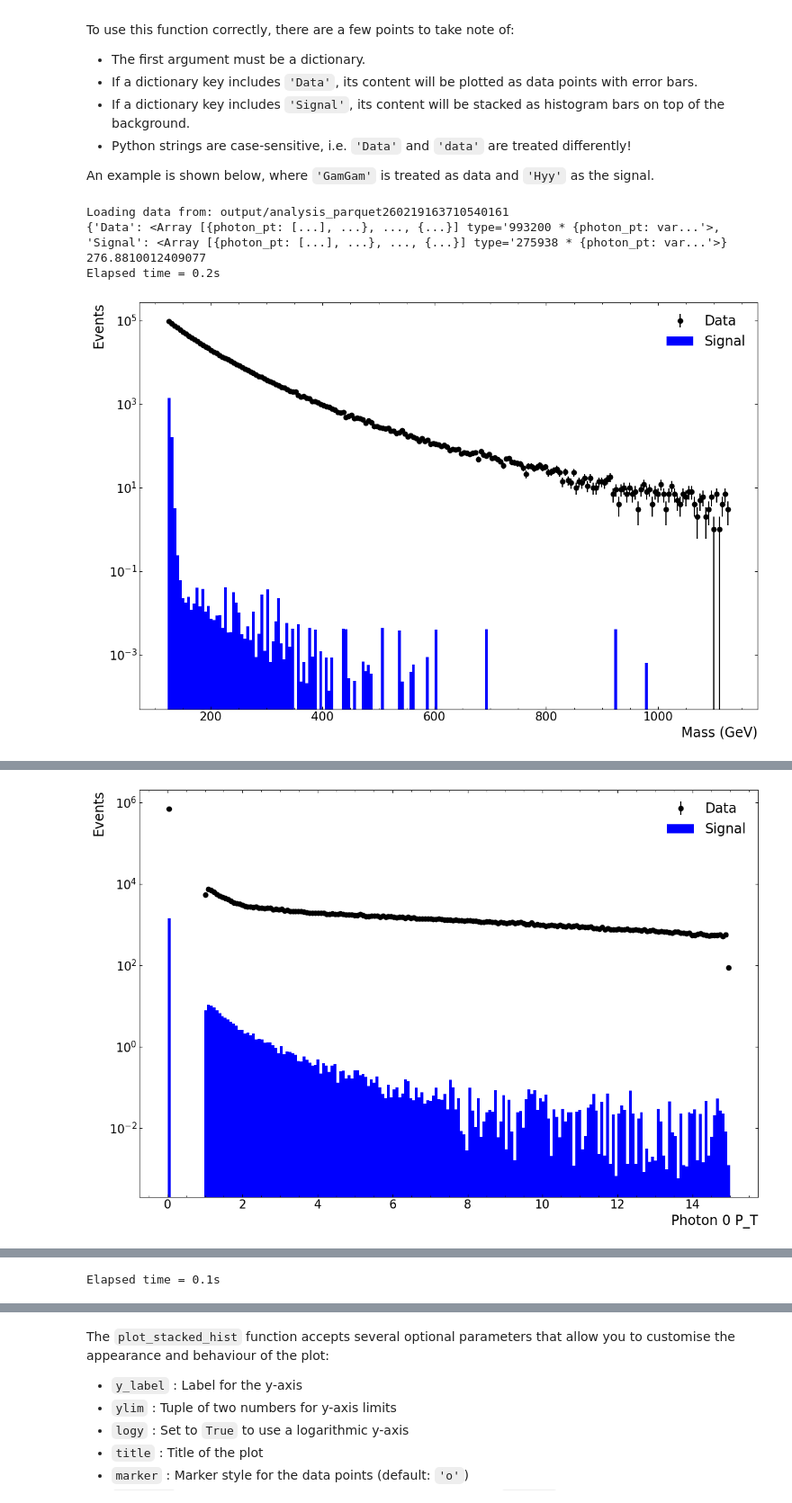
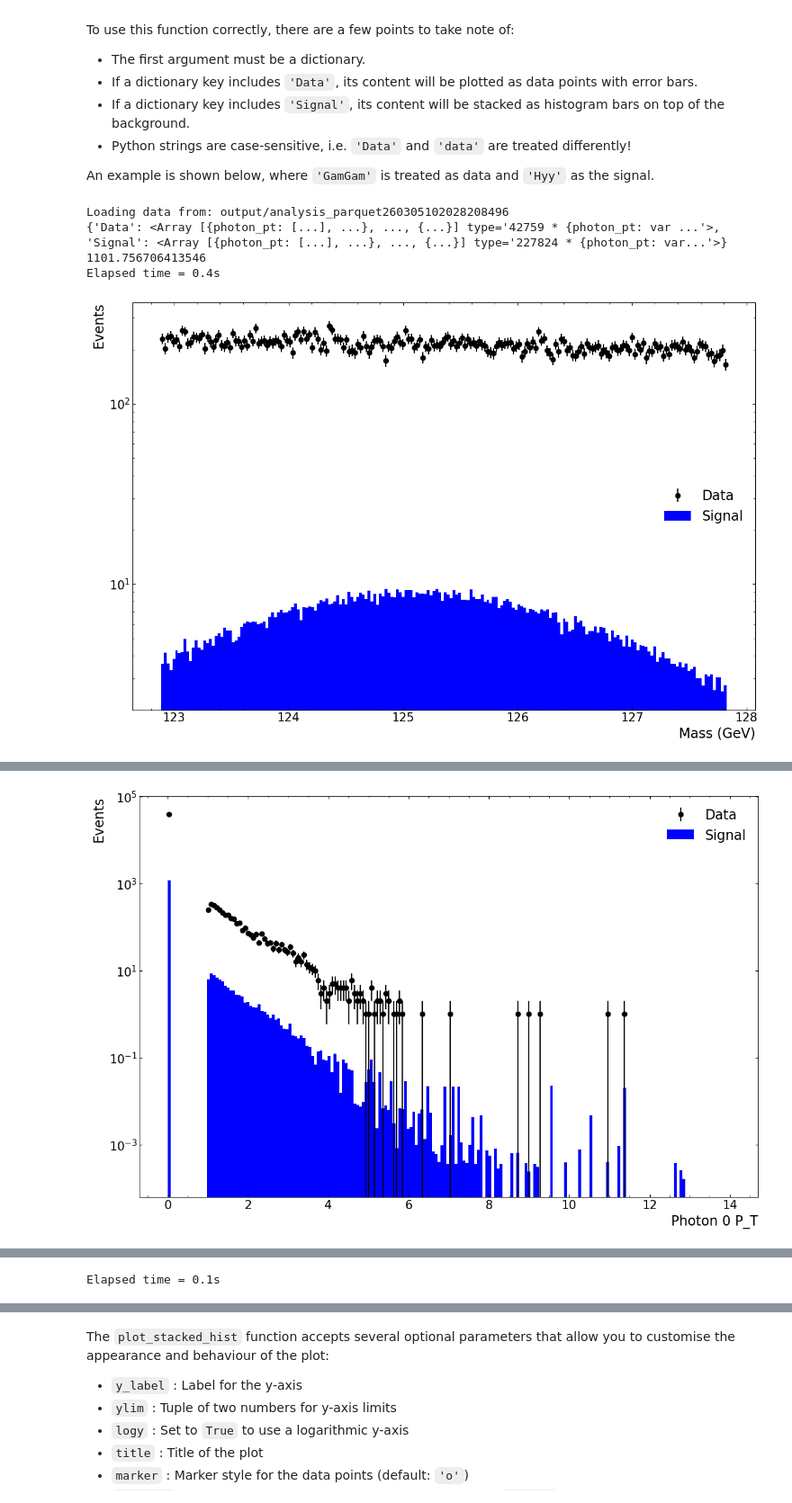
Before and after one commit to Hello-World123456789/Higgs-Experiment, a Jupyter notebook: HyyLabNotebook.ipynb, the cells around one changed output, grey strips where cells are left out. Shown at 90% size. Cells and saved outputs as stored; diff of their text form; code cells hidden in the pictures.

```diff
--- a/HyyLabNotebook.ipynb
+++ b/HyyLabNotebook.ipynb
@@ -378,7 +392,7 @@ string_code_list = ['GamGam', 'Hyy'] # List of dataset codes to load
 read_variables = ['photon_pt', 'photon_eta', 'photon_phi', 'photon_e', 'photon_n']
 
 #Other variables for section 7.3
-read_variables += ['photon_ptcone20','photon_topoetcone40','photon_isTightID', 'photon_isTightIso']
+read_variables += ['photon_ptcone20','photon_topoetcone40','photon_isTightID', 'photon_isLooseIso']
 
 # You may also use the pre-defined function `validate_read_variables` to validate your `read_variables`.
 read_variables = validate_read_variables(string_code_list, read_variables)
@@ -401,30 +415,30 @@ def yy_cut(data):
     })
     data['mass'] = (four_momentum[:, 0] + four_momentum[:, 1]).M
 
-    mask_real = ((data['mass'] >= 122.83506593) & (data['mass'] <= 1127.74360415))
+    mask_real = ((data['mass'] >= 122.88366078) & (data['mass'] <= 127.82790359))
     data = data[mask_real]
 
-    mask_real = (data['photon_ptcone20'][:, 0] <= 14.93848315 ) & (data['photon_ptcone20'][:, 1] <= 14.93426381)
+    mask_real = (data['photon_ptcone20'][:, 0] <= 13.35673528) & (data['photon_ptcone20'][:, 1] <= 5.10337893)
     data = data[mask_real]
 
-    mask_real = (data['photon_topoetcone40'][:, 0] <= 24.20674957) & (data['photon_topoetcone40'][:, 1] <= 42.17194346)
+    mask_real = (data['photon_topoetcone40'][:, 0] <= 24.52077304) & (data['photon_topoetcone40'][:, 1] <= 10.32542659)
     data = data[mask_real]
 
-    '''
-    mask_real = (data['photon_isTightIso'][:, 0] == 1) & (data['photon_isTightIso'][:, 1] == 1)
+    mask_real = (data['photon_isLooseIso'][:, 0] == 1) & (data['photon_isLooseIso'][:, 1] == 1)
     data = data[mask_real]
     '''
-
-    # Isolation variables (using the now-filtered data)
+    mask_real = (data['photon_pt'][:, 0] >= 1) & (data['photon_pt'][:, 1] >= 1)
+    data = data[mask_real]
+    '''
+    # Isolation variables
     data['photon0_iso_cone1'] = data['photon_ptcone20'][:, 0]
     data['photon1_iso_cone1'] = data['photon_ptcone20'][:, 1]
 
     data['photon0_iso_cone2'] = data['photon_topoetcone40'][:, 0]
     data['photon1_iso_cone2'] = data['photon_topoetcone40'][:, 1]
 
-    # Characteristic calorimeter shape
-    data['photon0_real_shape'] = data['photon_isTightID'][:, 0]
-    data['photon1_real_shape'] = data['photon_isTightID'][:, 1]
+    data['photon0_eta'] = data['photon_eta'][:,0]
+    data['photon1_eta'] = data['photon_eta'][:,1]
 
     data['photon0_pt'] = data['photon_pt'][:,0]
     data['photon1_pt'] = data['photon_pt'][:,1]
@@ -470,7 +605,7 @@ plot_variable = 'mass'
 
 # Define plot appearance
 color_list = ['k', 'b'] # Black (data), blue (signal)
-xmin, xmax = 122.83506593 , 1127.74360415 # Define histogram bin range and x-axis limits
+xmin, xmax = 122.88366078 , 127.82790359 # Define histogram bin range and x-axis limits
 num_bins = 200 # Number of histogram bins
 x_label = 'mass [GeV]' # x-axis label
 
@@ -482,7 +617,7 @@ plot_variable = 'photon0_iso_cone1'
 
 # Define plot appearance
 color_list = ['k', 'b'] # Black (data), blue (signal)
-xmin, xmax = 0, 15 # Define histogram bin range and x-axis limits
+xmin, xmax = 0, 14 # Define histogram bin range and x-axis limits
 num_bins = 200 # Number of histogram bins
 x_label = '' # x-axis label
 
@@ -494,7 +629,7 @@ plot_variable = 'photon1_iso_cone1'
 
 # Define plot appearance
 color_list = ['k', 'b'] # Black (data), blue (signal)
-xmin, xmax = 0, 10 # Define histogram bin range and x-axis limits
+xmin, xmax = 0, 5.5 # Define histogram bin range and x-axis limits
 num_bins = 200 # Number of histogram bins
 x_label = '' # x-axis label
 
@@ -507,7 +642,7 @@ plot_variable = 'photon0_iso_cone2'
 
 # Define plot appearance
 color_list = ['k', 'b'] # Black (data), blue (signal)
-xmin, xmax = -10, 15 # Define histogram bin range and x-axis limits
+xmin, xmax = -10, 25 # Define histogram bin range and x-axis limits
 num_bins = 200 # Number of histogram bins
 x_label = '' # x-axis label
 
@@ -519,7 +654,7 @@ plot_variable = 'photon1_iso_cone2'
 
 # Define plot appearance
 color_list = ['k', 'b'] # Black (data), blue (signal)
-xmin, xmax = -10, 10 # Define histogram bin range and x-axis limits
+xmin, xmax = -10, 10.5 # Define histogram bin range and x-axis limits
 num_bins = 200 # Number of histogram bins
 x_label = '' # x-axis label
 
@@ -540,7 +675,7 @@ fig, hists = plot_stacked_hist(plot_dict, plot_variable, color_list, num_bins, x
 
 # Variable to plot on the x-axis
 plot_variable = 'photon1_pt'
-'''
+
 # Define plot appearance
 color_list = ['k', 'b'] # Black (data), blue (signal)
 xmin, xmax = 20, 200 # Define histogram bin range and x-axis limits
@@ -549,7 +684,7 @@ x_label = '' # x-axis label
 
 # Plot the histogram
 fig, hists = plot_stacked_hist(plot_dict, plot_variable, color_list, num_bins, xmin, xmax, x_label = 'Photon 1 P_T', logy=True, save_fig=True, fig_name="Sec7_3_photon1_pt")
-
+'''
 # Variable to plot on the x-axis
 plot_variable = 'photon0_real_shape'
 
@@ -572,35 +707,35 @@ num_bins = 200 # Number of histogram bins
 x_label = '' # x-axis label
 
 # Plot the histogram
 fig, hists = plot_stacked_hist(plot_dict, plot_variable, color_list, num_bins, xmin, xmax, x_label, logy=True, save_fig=True, fig_name="Sec7_3_photon1_shape")
 
 # Variable to plot on the x-axis
 plot_variable = 'photon0_eta'
 
 # Define plot appearance
 color_list = ['k', 'b'] # Black (data), blue (signal)
 xmin, xmax = 0, np.pi/2 # Define histogram bin range and x-axis limits
 num_bins = 200 # Number of histogram bins
 x_label = '' # x-axis label
 
 # Plot the histogram
 fig, hists = plot_stacked_hist(plot_dict, plot_variable, color_list, num_bins, xmin, xmax, x_label, logy=True, save_fig=True, fig_name="Sec7_3_photon0_eta")
 
 # Variable to plot on the x-axis
 plot_variable = 'photon1_eta'
 
 # Define plot appearance
 color_list = ['k', 'b'] # Black (data), blue (signal)
 xmin, xmax = 0, np.pi/2 # Define histogram bin range and x-axis limits
 num_bins = 200 # Number of histogram bins
 x_label = '' # x-axis label
 
 # Plot the histogram
 fig, hists = plot_stacked_hist(plot_dict, plot_variable, color_list, num_bins, xmin, xmax, x_label, logy=True, save_fig=True, fig_name="Sec7_3_photon1_eta")
 '''
 # %% [output]
-Loading data from: output/analysis_parquet260219163710540161
-{'Data': <Array [{photon_pt: [...], ...}, ..., {...}] type='993200 * {photon_pt: var...'>, 'Signal': <Array [{photon_pt: [...], ...}, ..., {...}] type='275938 * {photon_pt: var...'>}
-276.8810012409077
-Elapsed time = 0.2s
+Loading data from: output/analysis_parquet260305102028208496
+{'Data': <Array [{photon_pt: [...], ...}, ..., {...}] type='42759 * {photon_pt: var ...'>, 'Signal': <Array [{photon_pt: [...], ...}, ..., {...}] type='227824 * {photon_pt: var...'>}
+1101.756706413546
+Elapsed time = 0.4s
-[figure, old version]
+[figure, new version]
@@ -608 +743 @@ Elapsed time = 0.2s
-[figure, old version]
+[figure, new version]
```
Also changed, not shown: parts of 11 cells of this notebook.
